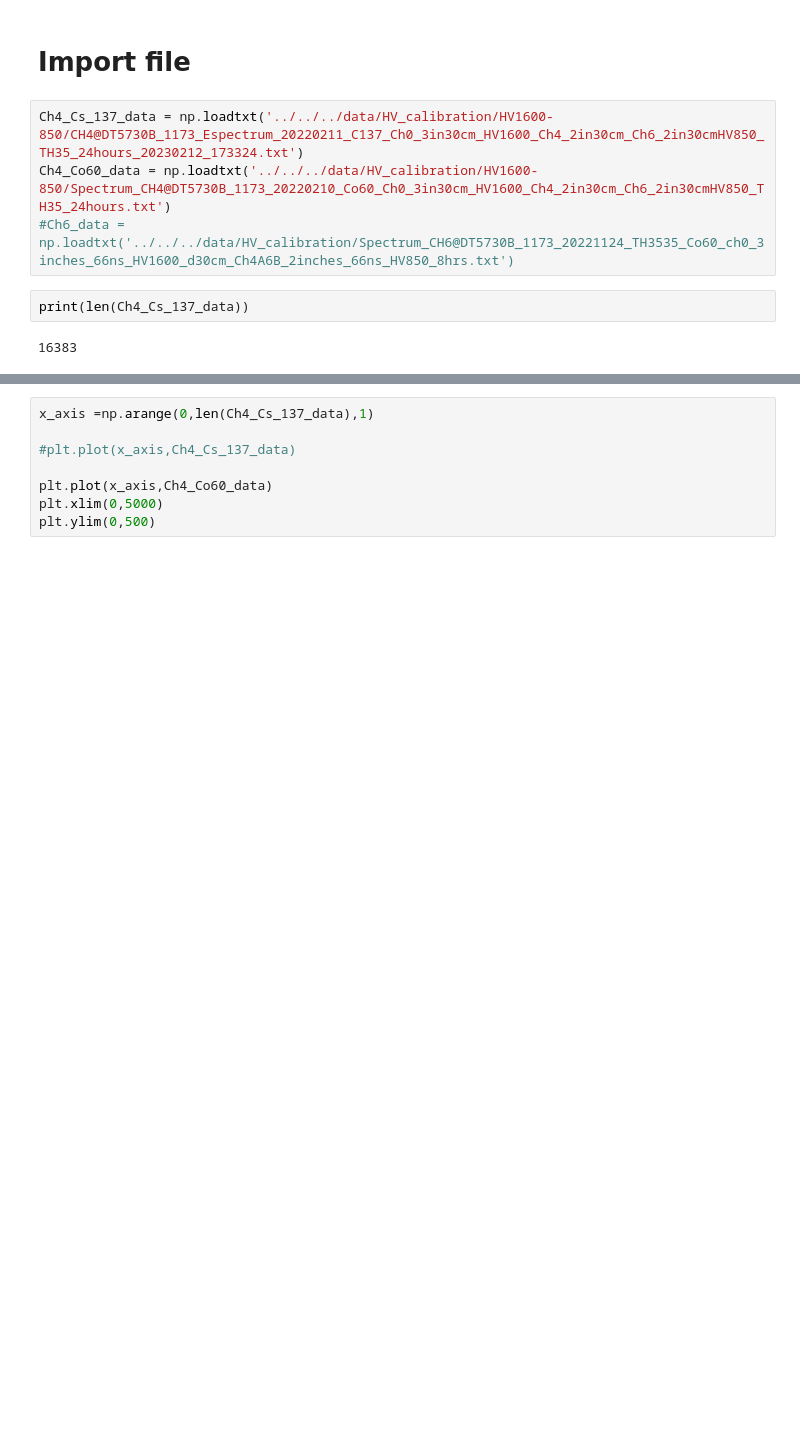
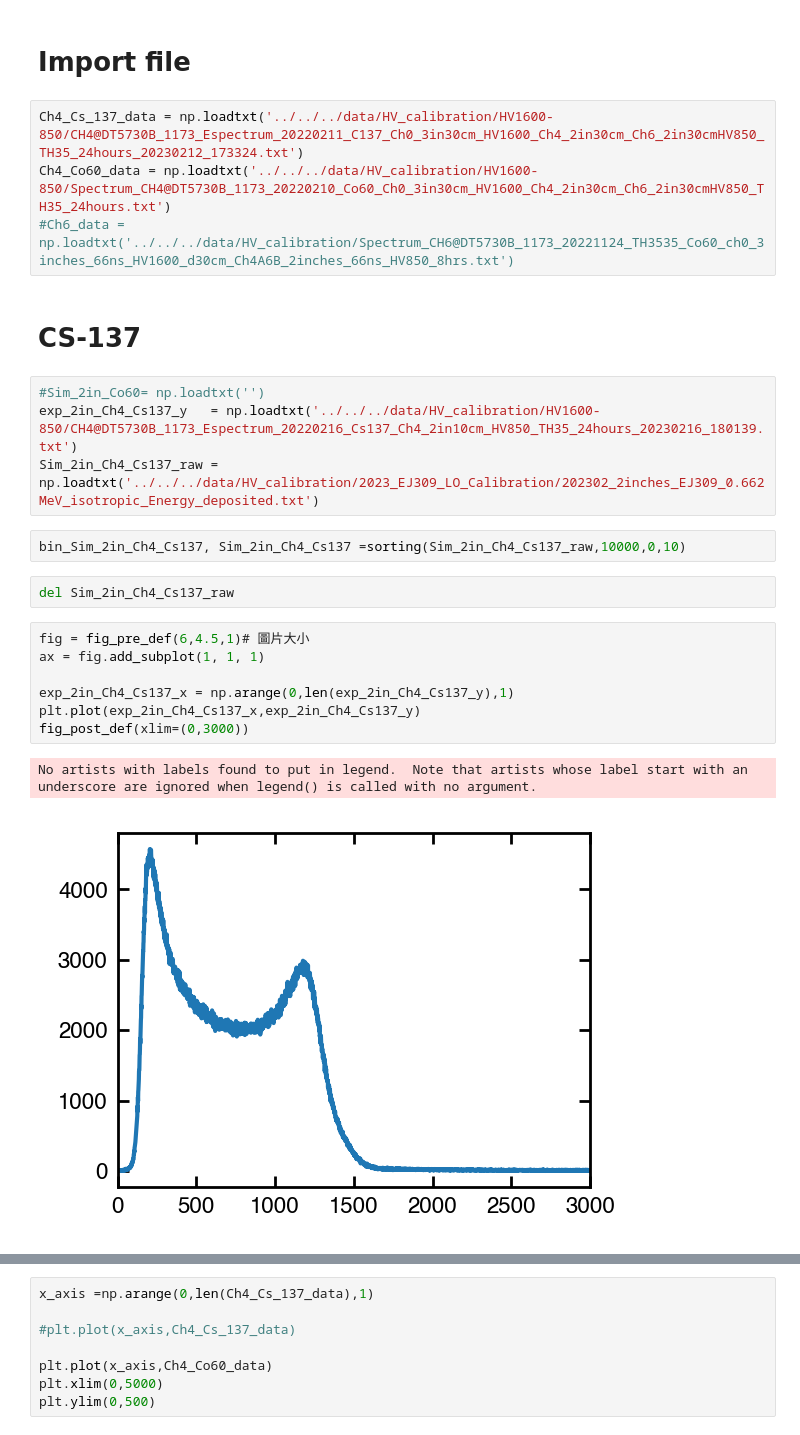
Before and after one commit to ShawnTHLIN/Neutron_research_code, a Jupyter notebook: Neutron_experiment/Calibration/Calibration_code.ipynb, the cells around one changed output, grey strips where cells are left out. Cells and saved outputs as stored; diff of their text form; blank space fills up the shorter version.

```diff
--- a/Neutron_experiment/Calibration/Calibration_code.ipynb
+++ b/Neutron_experiment/Calibration/Calibration_code.ipynb
@@ -115,7 +143,23 @@ compton_edge(4.4)
 Ch4_Cs_137_data = np.loadtxt('../../../data/HV_calibration/HV1600-850/CH4@DT5730B_1173_Espectrum_20220211_C137_Ch0_3in30cm_HV1600_Ch4_2in30cm_Ch6_2in30cmHV850_TH35_24hours_20230212_173324.txt')
 Ch4_Co60_data = np.loadtxt('../../../data/HV_calibration/HV1600-850/Spectrum_CH4@DT5730B_1173_20220210_Co60_Ch0_3in30cm_HV1600_Ch4_2in30cm_Ch6_2in30cmHV850_TH35_24hours.txt')
 #Ch6_data = np.loadtxt('../../../data/HV_calibration/Spectrum_CH6@DT5730B_1173_20221124_TH3535_Co60_ch0_3inches_66ns_HV1600_d30cm_Ch4A6B_2inches_66ns_HV850_8hrs.txt')
-# %%
-print(len(Ch4_Cs_137_data))
-# %% [output]
-16383
+# %% [markdown]
+# CS-137
+# %%
+#Sim_2in_Co60= np.loadtxt('')
+exp_2in_Ch4_Cs137_y   = np.loadtxt('../../../data/HV_calibration/HV1600-850/CH4@DT5730B_1173_Espectrum_20220216_Cs137_Ch4_2in10cm_HV850_TH35_24hours_20230216_180139.txt')
+Sim_2in_Ch4_Cs137_raw = np.loadtxt('../../../data/HV_calibration/2023_EJ309_LO_Calibration/202302_2inches_EJ309_0.662MeV_isotropic_Energy_deposited.txt')
+# %%
+bin_Sim_2in_Ch4_Cs137, Sim_2in_Ch4_Cs137 =sorting(Sim_2in_Ch4_Cs137_raw,10000,0,10)
+# %%
+del Sim_2in_Ch4_Cs137_raw
+# %%
+fig = fig_pre_def(6,4.5,1)# 圖片大小
+ax = fig.add_subplot(1, 1, 1)
+
+exp_2in_Ch4_Cs137_x = np.arange(0,len(exp_2in_Ch4_Cs137_y),1)
+plt.plot(exp_2in_Ch4_Cs137_x,exp_2in_Ch4_Cs137_y)
+fig_post_def(xlim=(0,3000))
+# %% [output]
+No artists with labels found to put in legend.  Note that artists whose label start with an underscore are ignored when legend() is called with no argument.
+[figure, added]
```
Also changed, not shown: parts of 70 cells of this notebook, 3 other files.
